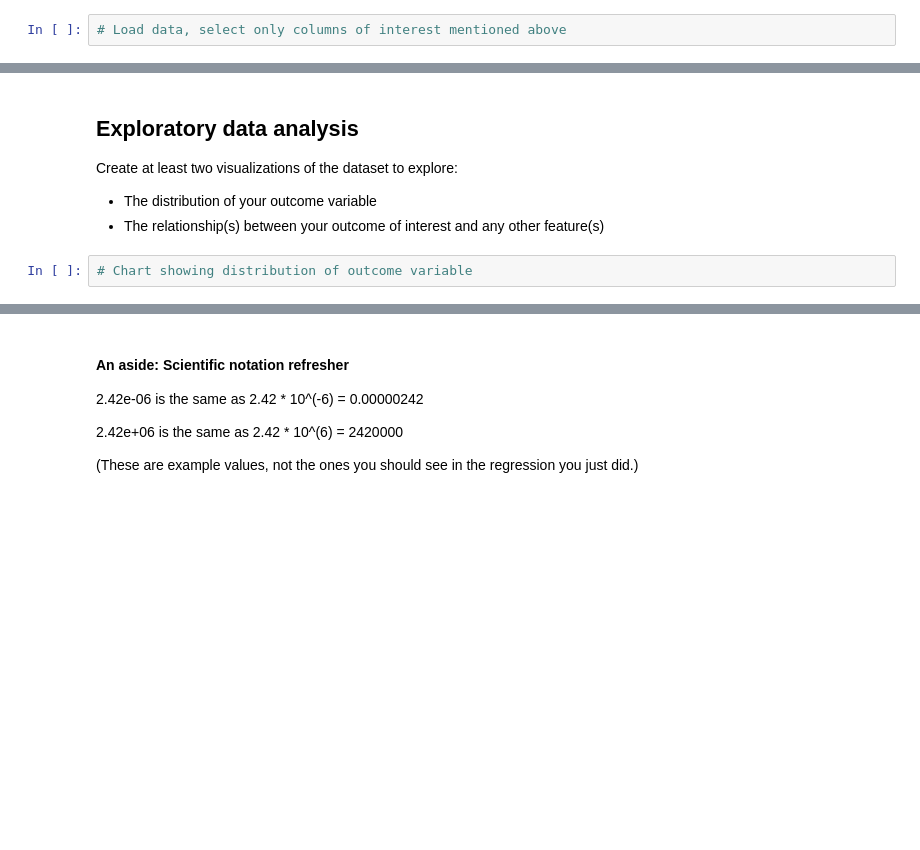
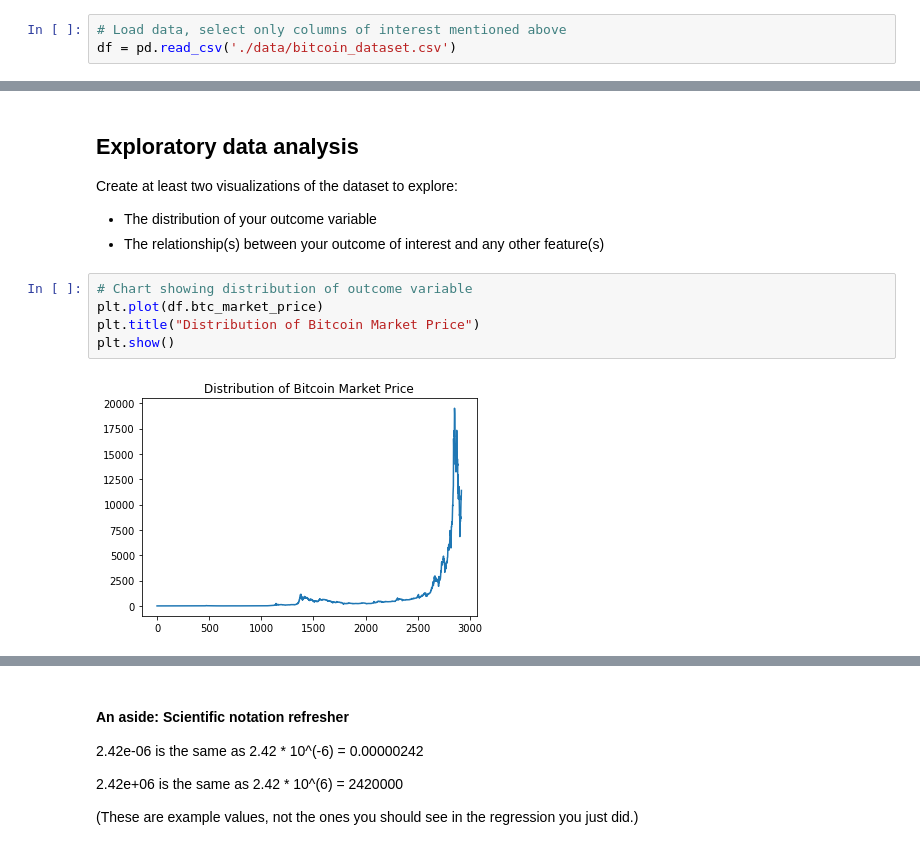
Before and after one commit to poojaram/linear-logistic-modelling, a Jupyter notebook: 02-crypto-currencty.ipynb, the cells around one changed output, grey strips where cells are left out. Drawn from its saved outputs; the diff is of its cells as text; blank space fills up the shorter version.

```diff
--- a/02-crypto-currencty.ipynb
+++ b/02-crypto-currencty.ipynb
@@ -30,6 +31,7 @@ Read in the data, and create a new dataframe with __only__ the columns mentioned
 Use dataframe.head() to view the first few rows.
 # %%
 # Load data, select only columns of interest mentioned above
+df = pd.read_csv('./data/bitcoin_dataset.csv')
 # %% [markdown]
 What are the data types in the columns?
 # %%
@@ -41,6 +62,11 @@ Create at least two visualizations of the dataset to explore:
 - The relationship(s) between your outcome of interest and any other feature(s)
 # %%
 # Chart showing distribution of outcome variable
+plt.plot(df.btc_market_price)
+plt.title("Distribution of Bitcoin Market Price")
+plt.show()
+# %% [output]
+[figure, added]
 # %%
 # Comparison of outcome to the variable(s) of your choice
 # This should be based on a question you want to answer
```
Also changed, not shown: parts of 14 cells of this notebook, 2 other files.
